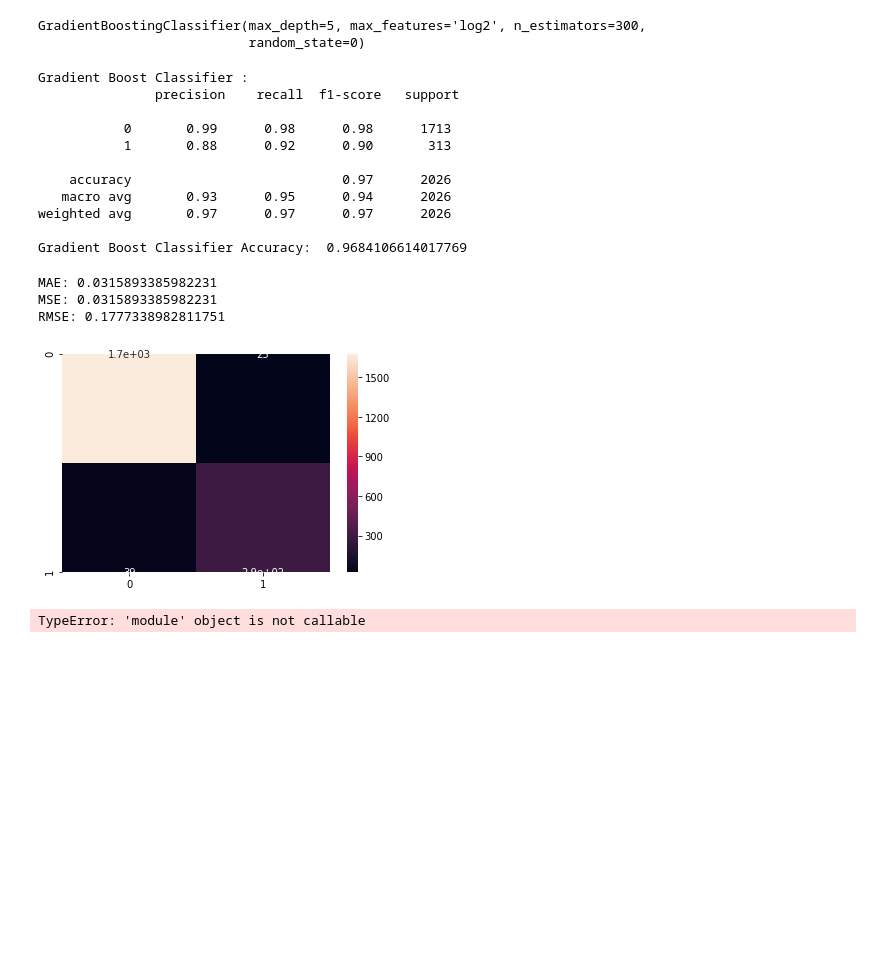
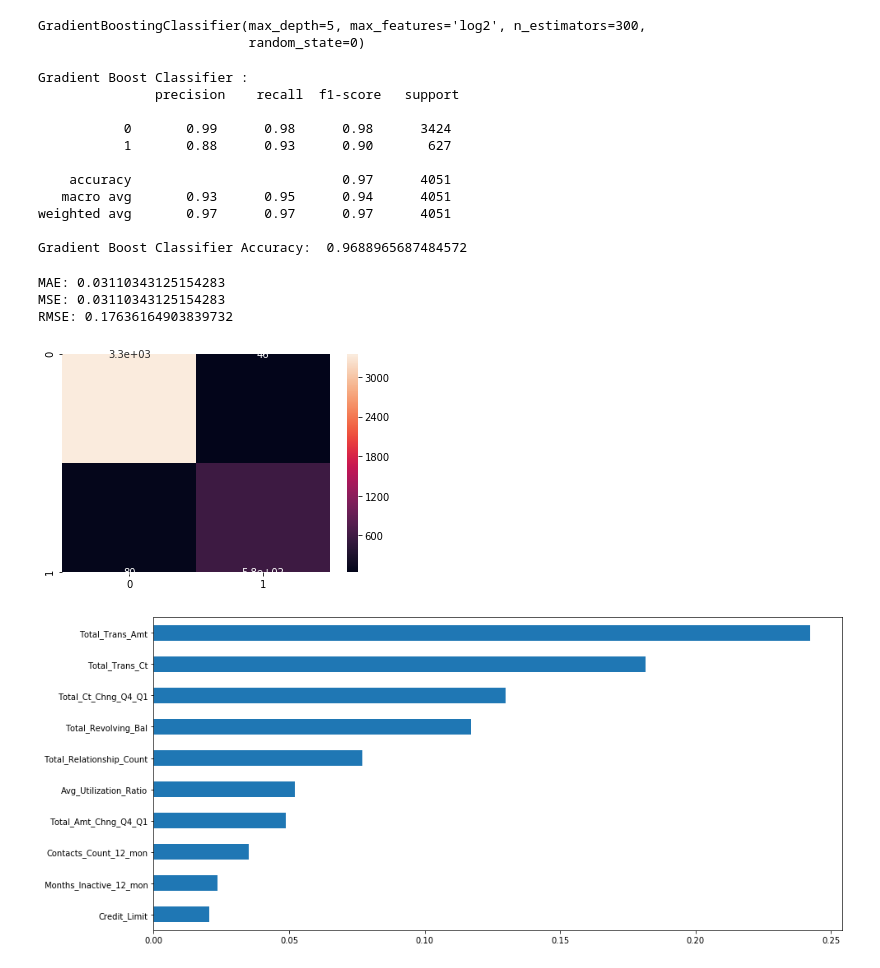
Before and after one commit to hiulian69/Bank_Churn_Prediction, a Jupyter notebook: Best-Model.ipynb, the cells around one changed output. Cells and saved outputs as stored; diff of their text form; code cells hidden in the pictures; blank space fills up the shorter version.

```diff
--- a/Best-Model.ipynb
+++ b/Best-Model.ipynb
@@ -197,12 +189,8 @@ GradientBoostingClassifier(max_depth=5, max_features='log2', n_estimators=300,
 GradientBoostingClassifier(max_depth=5, max_features='log2', n_estimators=300,
                            random_state=0)
 # %%
-from sklearn.ensemble import GradientBoostingClassifier
-from sklearn.metrics import accuracy_score, classification_report
-
-
 X, y = preprocess_data(data, scale=False, one_hot=False)
-X_train, X_test, y_train, y_test = train_test_split(X, y, test_size=0.2, random_state=42)
+X_train, X_test, y_train, y_test = train_test_split(X, y, test_size=0.4, random_state=42)
 
 
 gb = GradientBoostingClassifier(n_estimators=300, learning_rate = 0.1, max_features='log2', max_depth = 5, random_state = 0)
@@ -217,39 +205,32 @@ print('Gradient Boost Classifier Accuracy: ', accuracy_score(predictGB, y_test))
 Gradient Boost Classifier :
                precision    recall  f1-score   support
 
-           0       0.99      0.98      0.98      1713
-           1       0.88      0.92      0.90       313
+           0       0.99      0.98      0.98      3424
+           1       0.88      0.93      0.90       627
 
-    accuracy                           0.97      2026
-   macro avg       0.93      0.95      0.94      2026
-weighted avg       0.97      0.97      0.97      2026
+    accuracy                           0.97      4051
+   macro avg       0.93      0.95      0.94      4051
+weighted avg       0.97      0.97      0.97      4051
 
-Gradient Boost Classifier Accuracy:  0.9684106614017769
+Gradient Boost Classifier Accuracy:  0.9688965687484572
 # %%
-from sklearn.metrics import mean_absolute_error, mean_squared_error
-
 print('MAE:', mean_absolute_error(predictGB, y_test) )
 print('MSE:', mean_squared_error(predictGB, y_test) )
 print('RMSE:', np.sqrt(mean_squared_error(predictGB, y_test) ))
 # %% [output]
-MAE: 0.0315893385982231
-MSE: 0.0315893385982231
-RMSE: 0.1777338982811751
+MAE: 0.03110343125154283
+MSE: 0.03110343125154283
+RMSE: 0.17636164903839732
 # %%
-import seaborn as sns
-from sklearn.metrics import confusion_matrix
-
 cm = confusion_matrix(y_test, predictGB)
 sns.heatmap(cm, annot=True);
 # %% [output]
-[figure, old version]
+[figure, new version]
 # %%
-import matplotlib
-
 # get important features
 plt.figure(figsize=(15,7))
-feature_list = pd.Series(modelGB.feature_importances_, index=X_train.columns).sort_values(ascending=False)
+feature_list = pd.Series(gb.feature_importances_, index=X_train.columns).sort_values(ascending=False)
 feature_list.nlargest(10).sort_values(ascending=True).plot(kind='barh')
 plt.show()
 # %% [output]
-TypeError: 'module' object is not callable
+[figure, added]
```
Also changed, not shown: parts of 2 cells of this notebook.
